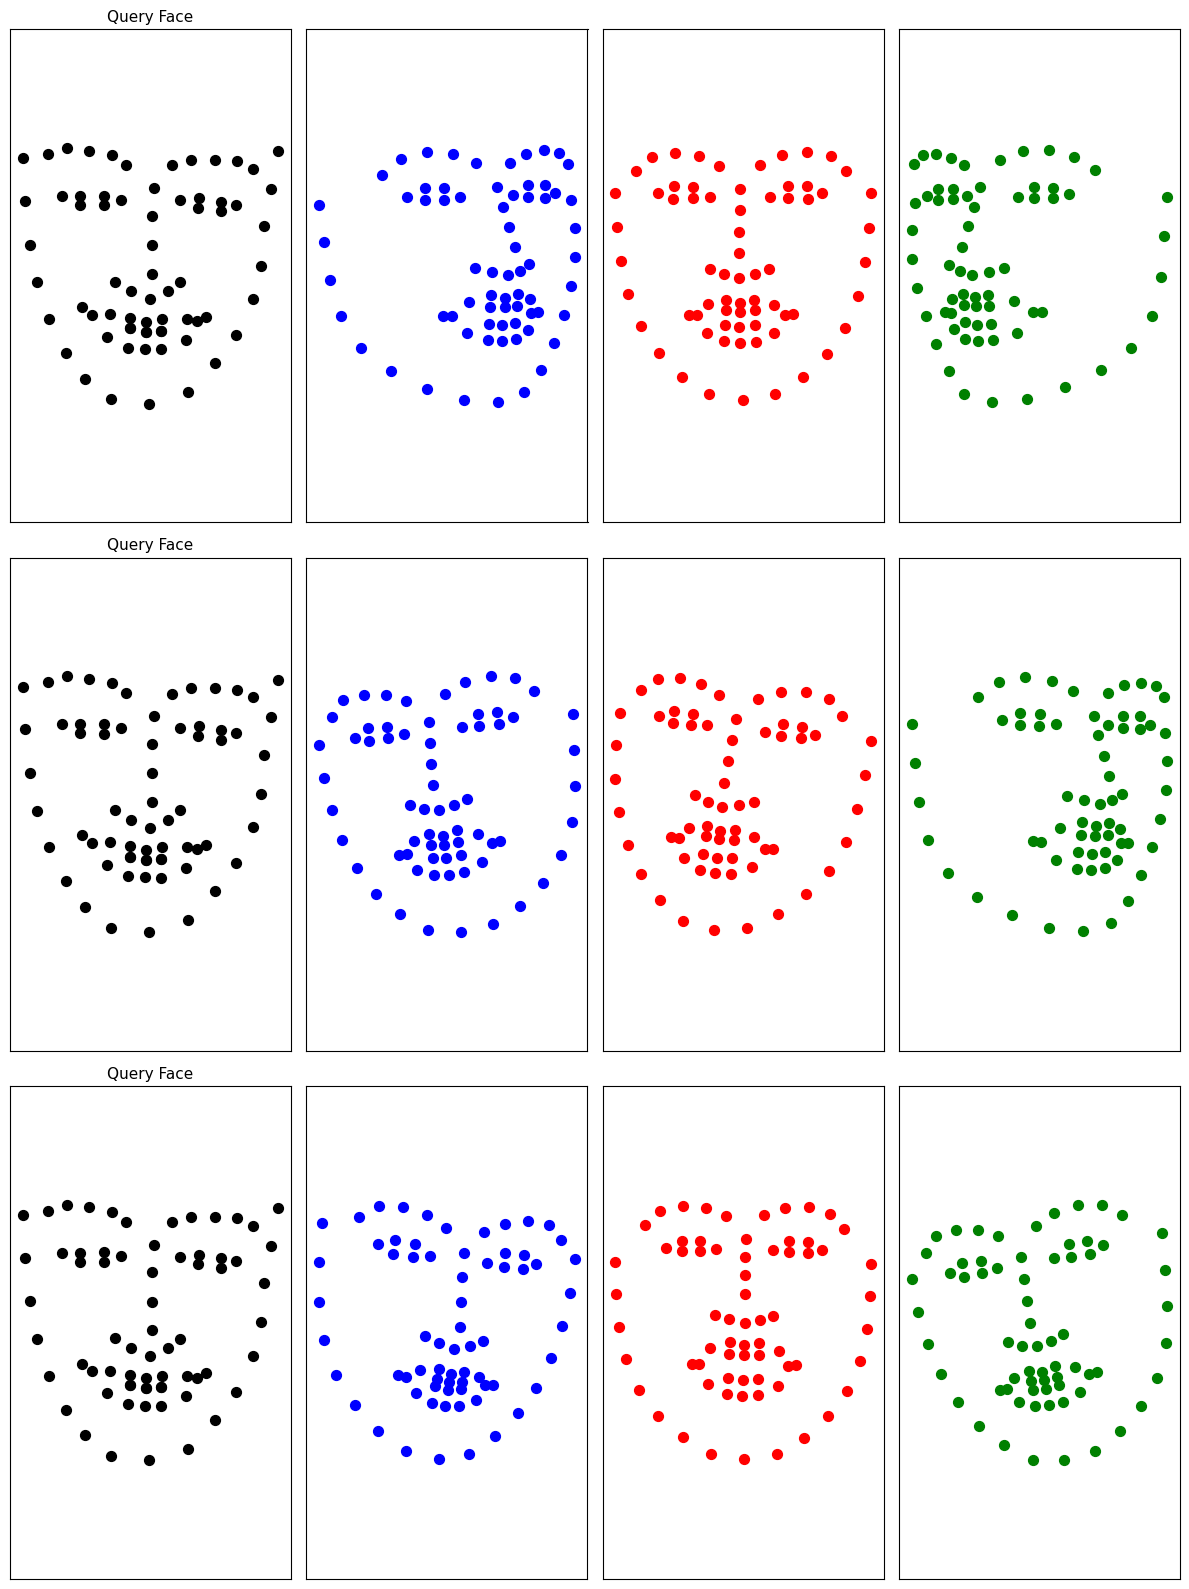
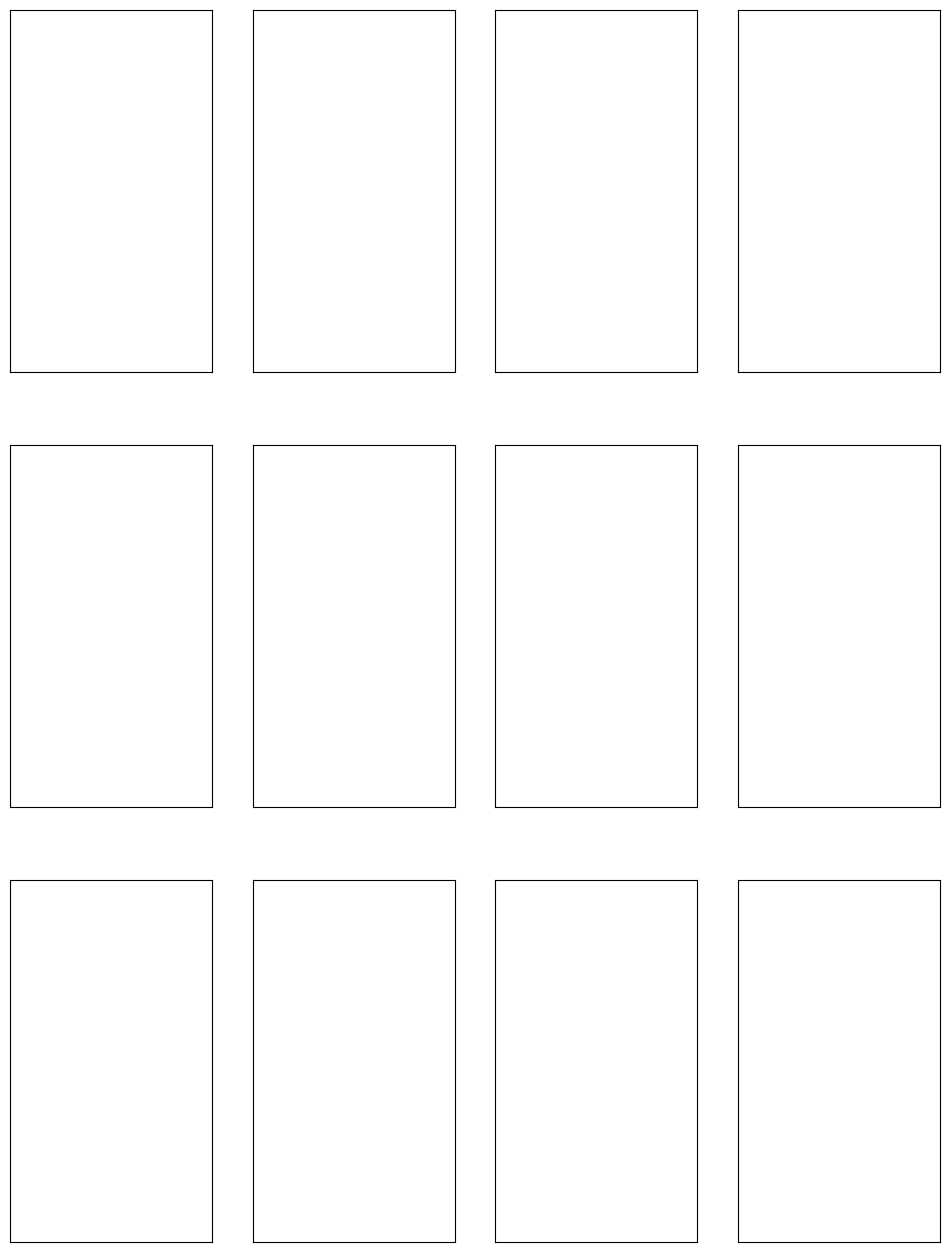
The change to this notebook cell's code, shown as a diff; its figure went from the first image to the second:
--- before
+++ after
@@ -43,22 +43,29 @@
         ax.set_aspect('equal', adjustable='datalim')
 
+query_indices = [0, 1, 2]
+latent_titles = ["Retrieved Expression (PC1, PC2)",
+                 "Retrieved Expression (PC2, PC3)",
+                 "Retrieved Expression (PC3, PC4)"]
 
-    retrieved_faces = retrieved_faces_per_space[row]
-  
-    avg_face, query_face, match = retrieved_faces[0]  
+fig, axes = plt.subplots(3, 4, figsize=(12, 16))
 
+for row, qidx in enumerate(query_indices):
+    query_face = retrieved_faces_per_space[0][qidx][1]
 
-    axes[row, 0].scatter(query_face[::2], query_face[1::2], c='black', marker='o', s=50)
-    axes[row, 0].set_title('Query Face', fontsize=11)
+    ax = axes[row, 0]
+    ax.scatter(query_face[::2], query_face[1::2], c='black', marker='o', s=50)
+    ax.set_title(f"Query Face {row + 1}")
+    ax.set_xticks([])
+    ax.set_yticks([])
+    ax.set_aspect('equal', adjustable='datalim')
 
-
-    for cid in range(3):
-        
-        mask = all_clusters[row] == cid
-        cluster_faces = fdf_train.iloc[:, mask].values
-        avg = np.mean(cluster_faces, axis=1)
-        col_idx = cid + 1
-        axes[row, col_idx].scatter(avg[::2], avg[1::2], c=colors[cid], marker='o', s=50)
-      
+    for col in range(3):
+        avg_face, _, match = retrieved_faces_per_space[col][qidx]
+        ax = axes[row, col + 1]
+        ax.scatter(avg_face[::2], avg_face[1::2], c=colors[match], marker='o', s=50)
+        ax.set_title(latent_titles[col])
+        ax.set_xticks([])
+        ax.set_yticks([])
+        ax.set_aspect('equal', adjustable='datalim')
 
 plt.tight_layout()

Commit: finished p3